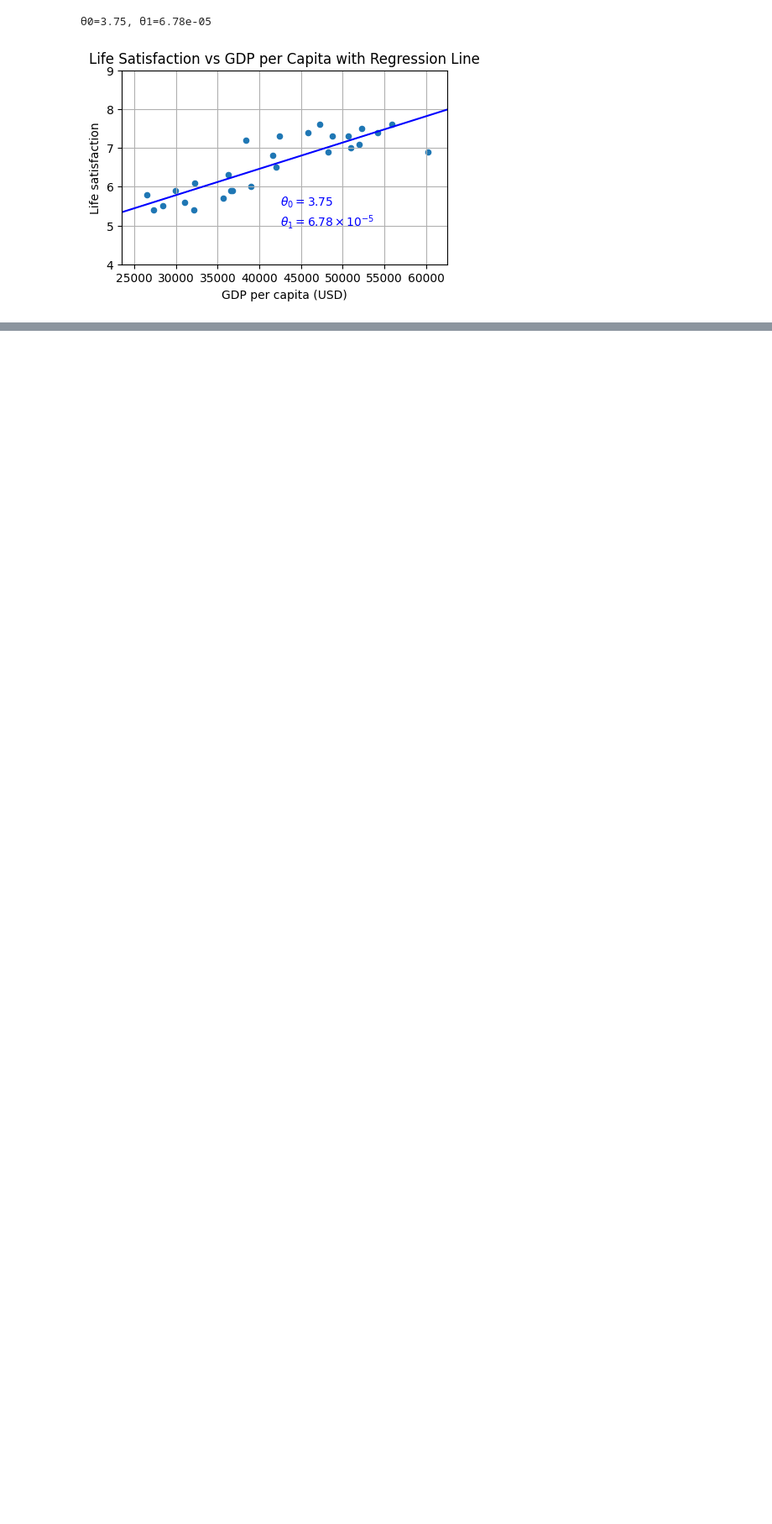
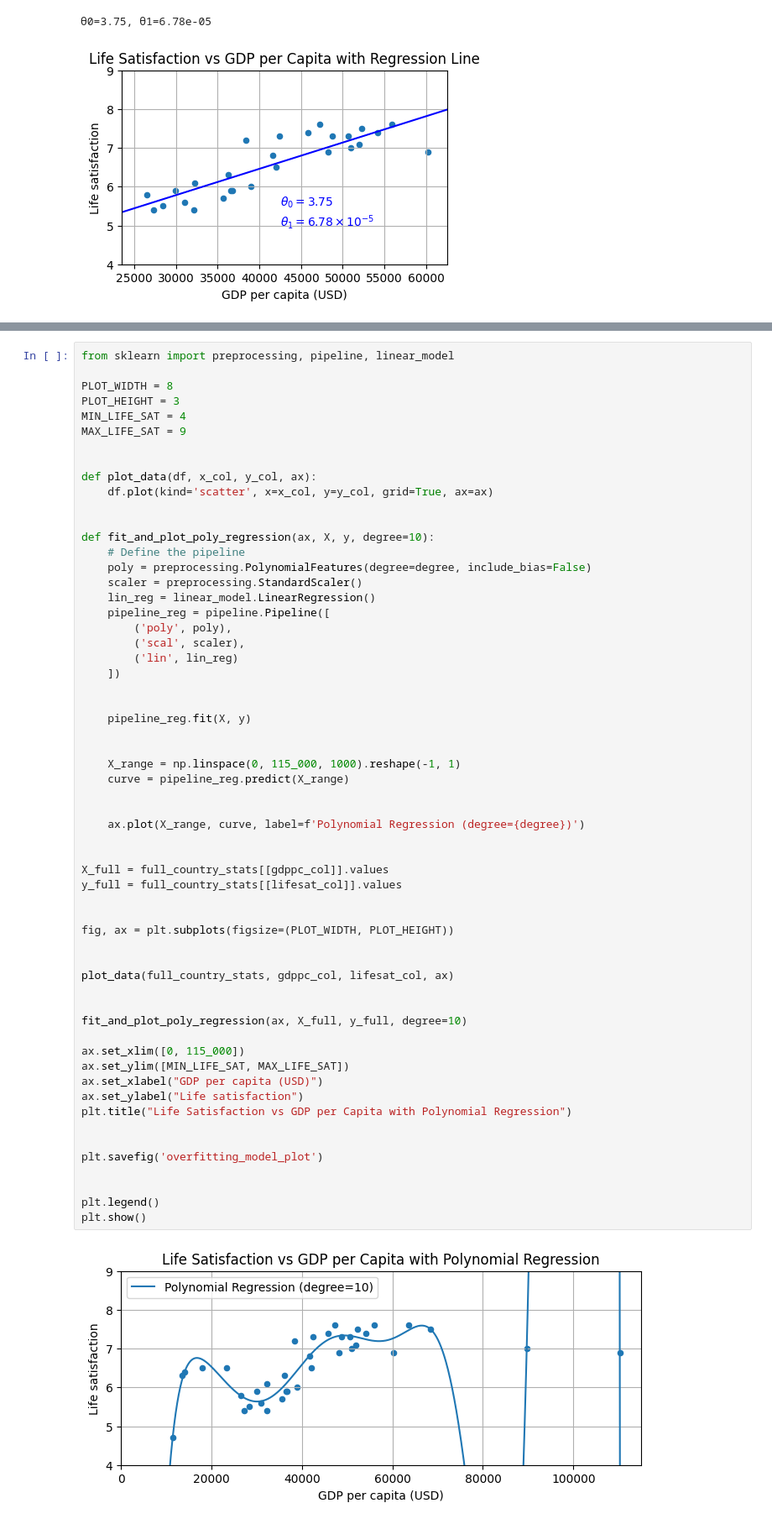
Before and after one commit to iupui-soic/pybootcamp, a Jupyter notebook: Charulata_Chapter_1.ipynb, the cells around one changed output, grey strips where cells are left out. Shown at 84% size. Saved outputs shown, nothing was run; the diff lists cells and outputs as text; blank space fills up the shorter version.

```diff
--- a/Charulata_Chapter_1.ipynb
+++ b/Charulata_Chapter_1.ipynb
@@ -311,0 +457,61 @@ plt.show()
+# %%
+from sklearn import preprocessing, pipeline, linear_model
+
+PLOT_WIDTH = 8
+PLOT_HEIGHT = 3
+MIN_LIFE_SAT = 4
+MAX_LIFE_SAT = 9
+
+
+def plot_data(df, x_col, y_col, ax):
+    df.plot(kind='scatter', x=x_col, y=y_col, grid=True, ax=ax)
+
+
+def fit_and_plot_poly_regression(ax, X, y, degree=10):
+    # Define the pipeline
+    poly = preprocessing.PolynomialFeatures(degree=degree, include_bias=False)
+    scaler = preprocessing.StandardScaler()
+    lin_reg = linear_model.LinearRegression()
+    pipeline_reg = pipeline.Pipeline([
+        ('poly', poly),
+        ('scal', scaler),
+        ('lin', lin_reg)
+    ])
+
+
+    pipeline_reg.fit(X, y)
+
+
+    X_range = np.linspace(0, 115_000, 1000).reshape(-1, 1)
+    curve = pipeline_reg.predict(X_range)
+
+
+    ax.plot(X_range, curve, label=f'Polynomial Regression (degree={degree})')
+
+
+X_full = full_country_stats[[gdppc_col]].values
+y_full = full_country_stats[[lifesat_col]].values
+
+
+fig, ax = plt.subplots(figsize=(PLOT_WIDTH, PLOT_HEIGHT))
+
+
+plot_data(full_country_stats, gdppc_col, lifesat_col, ax)
+
+
+fit_and_plot_poly_regression(ax, X_full, y_full, degree=10)
+
+ax.set_xlim([0, 115_000])
+ax.set_ylim([MIN_LIFE_SAT, MAX_LIFE_SAT])
+ax.set_xlabel("GDP per capita (USD)")
+ax.set_ylabel("Life satisfaction")
+plt.title("Life Satisfaction vs GDP per Capita with Polynomial Regression")
+
+
+plt.savefig('overfitting_model_plot')
+
+
+plt.legend()
+plt.show()
+# %% [output]
+[figure, added]
```
Also changed, not shown: parts of 9 cells of this notebook.
